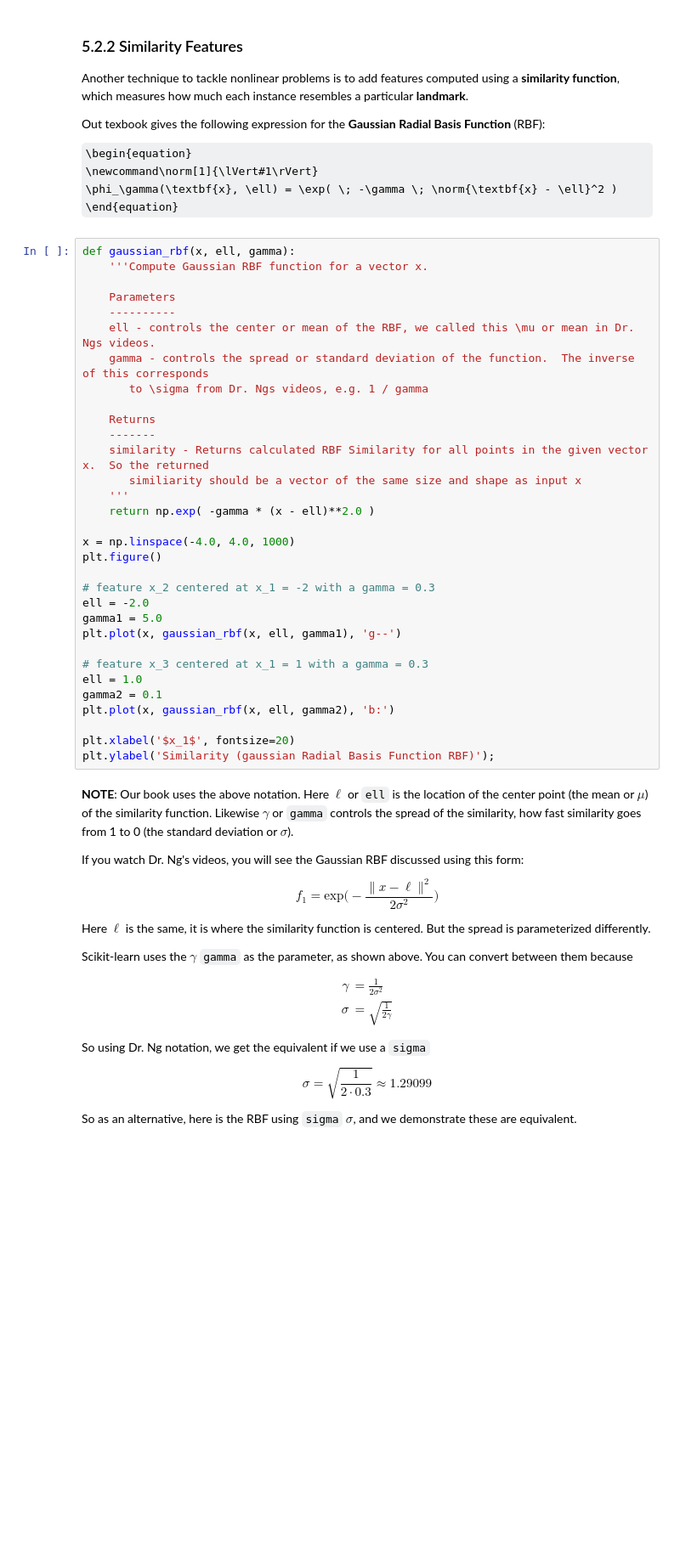
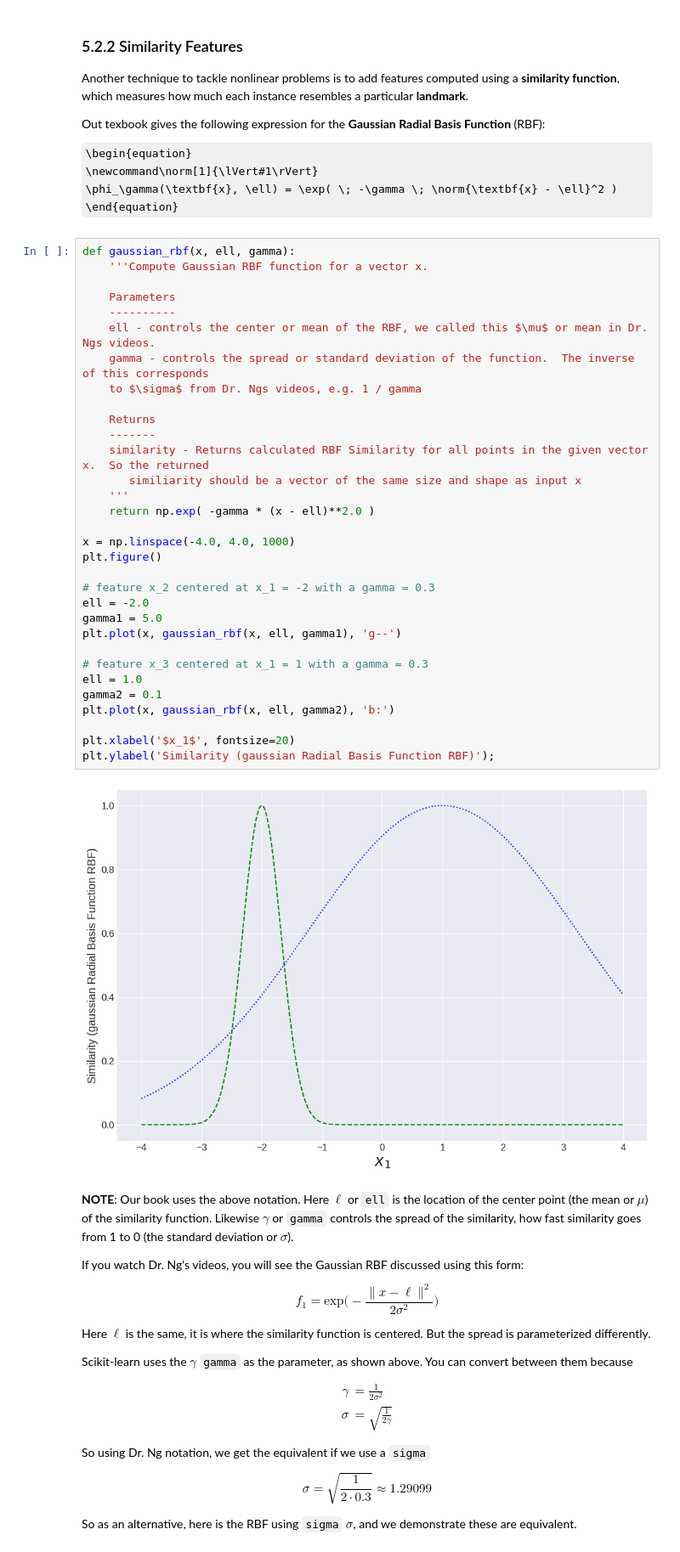
Before and after one commit to csci574-ml/csci574-ml, a Jupyter notebook: lectures/u10-1-support-vector-machines.ipynb, the cells around one changed output. Shown at 85% size. Saved outputs shown, nothing was run; the diff lists cells and outputs as text; some formulas as TeX source; blank space fills up the shorter version.

```diff
--- a/lectures/u10-1-support-vector-machines.ipynb
+++ b/lectures/u10-1-support-vector-machines.ipynb
@@ -426,35 +467,37 @@ Out texbook gives the following expression for the **Gaussian Radial Basis Funct
 # %%
 def gaussian_rbf(x, ell, gamma):
     '''Compute Gaussian RBF function for a vector x.
 
     Parameters
     ----------
-    ell - controls the center or mean of the RBF, we called this \mu or mean in Dr. Ngs videos.
+    ell - controls the center or mean of the RBF, we called this $\mu$ or mean in Dr. Ngs videos.
     gamma - controls the spread or standard deviation of the function.  The inverse of this corresponds
-       to \sigma from Dr. Ngs videos, e.g. 1 / gamma
+    to $\sigma$ from Dr. Ngs videos, e.g. 1 / gamma
 
     Returns
     -------
     similarity - Returns calculated RBF Similarity for all points in the given vector x.  So the returned
        similiarity should be a vector of the same size and shape as input x
     '''
     return np.exp( -gamma * (x - ell)**2.0 )
 
 x = np.linspace(-4.0, 4.0, 1000)
 plt.figure()
 
 # feature x_2 centered at x_1 = -2 with a gamma = 0.3
 ell = -2.0
 gamma1 = 5.0
 plt.plot(x, gaussian_rbf(x, ell, gamma1), 'g--')
 
 # feature x_3 centered at x_1 = 1 with a gamma = 0.3
 ell = 1.0
 gamma2 = 0.1
 plt.plot(x, gaussian_rbf(x, ell, gamma2), 'b:')
 
 plt.xlabel('$x_1$', fontsize=20)
 plt.ylabel('Similarity (gaussian Radial Basis Function RBF)');
+# %% [output]
+[figure, added]
 # %% [markdown]
 **NOTE**:  Our book uses the above notation.  Here $\ell$ or `ell` is the location of the center point (the mean
 or $\mu$) of the similarity function.  Likewise $\gamma$ or `gamma` controls the spread of the similarity, how
```
Also changed, not shown: parts of 34 cells of this notebook, 8 other files.
